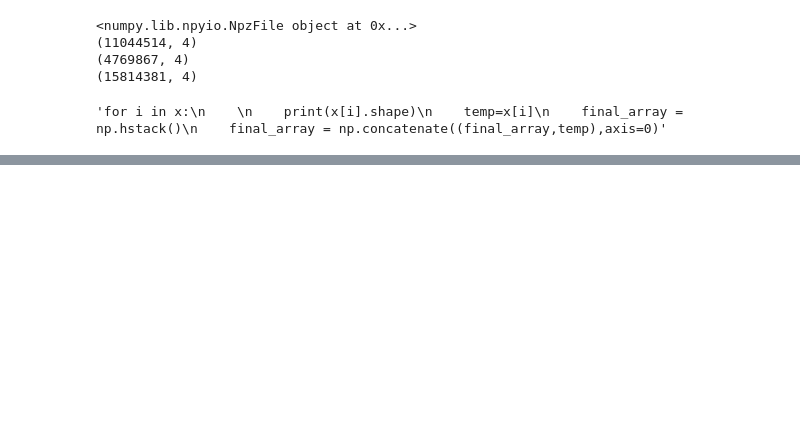
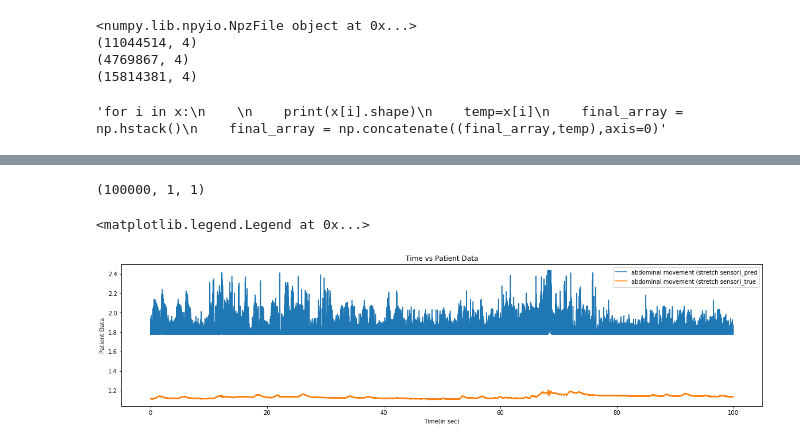
Before and after one commit to HimajaYerra/myproj, a Jupyter notebook: 1D_CNN_24July.ipynb, the cells around one changed output, grey strips where cells are left out. Drawn from its saved outputs; the diff is of its cells as text; code cells hidden in the pictures; blank space fills up the shorter version.

```diff
--- a/1D_CNN_24July.ipynb
+++ b/1D_CNN_24July.ipynb
@@ -64,4 +66,4 @@ Y_train = final_array[:,2]
 # %%
-time=eval_data[:1000,0]
-x_pred=eval_data[:1000,5].reshape(1,1000,1)
-y_true=eval_data[:1000,2]
+time=eval_data[:100000,0]
+x_pred=eval_data[:100000,5].reshape(100000,1,1)
+y_true=eval_data[:100000,2]
@@ -77 +156,23 @@ def Conv_test():
+# %%
+
+
+y_pred=model.predict(x_pred)
+print(y_pred.shape)
+y_pred= y_pred.reshape(100000,1)
+fig = plt.figure(figsize=(20,10))
+#for ix,items in zip([1,2],x):
+ax = fig.add_subplot(2,1,1)
+ax.set_title('Time vs Patient Data')
+ax.set_xlabel('Time(in sec)')
+ax.set_ylabel('Patient Data')
+ax.plot(time,y_pred,label='abdominal movement (stretch sensor)_pred')
+ax.plot(time,y_true,label='abdominal movement (stretch sensor)_true')
+
+
+
+ax.legend()
+# %% [output]
+(100000, 1, 1)
+<matplotlib.legend.Legend at 0x...>
+[figure, added]
 # %%
```
Also changed, not shown: parts of 18 cells of this notebook.
